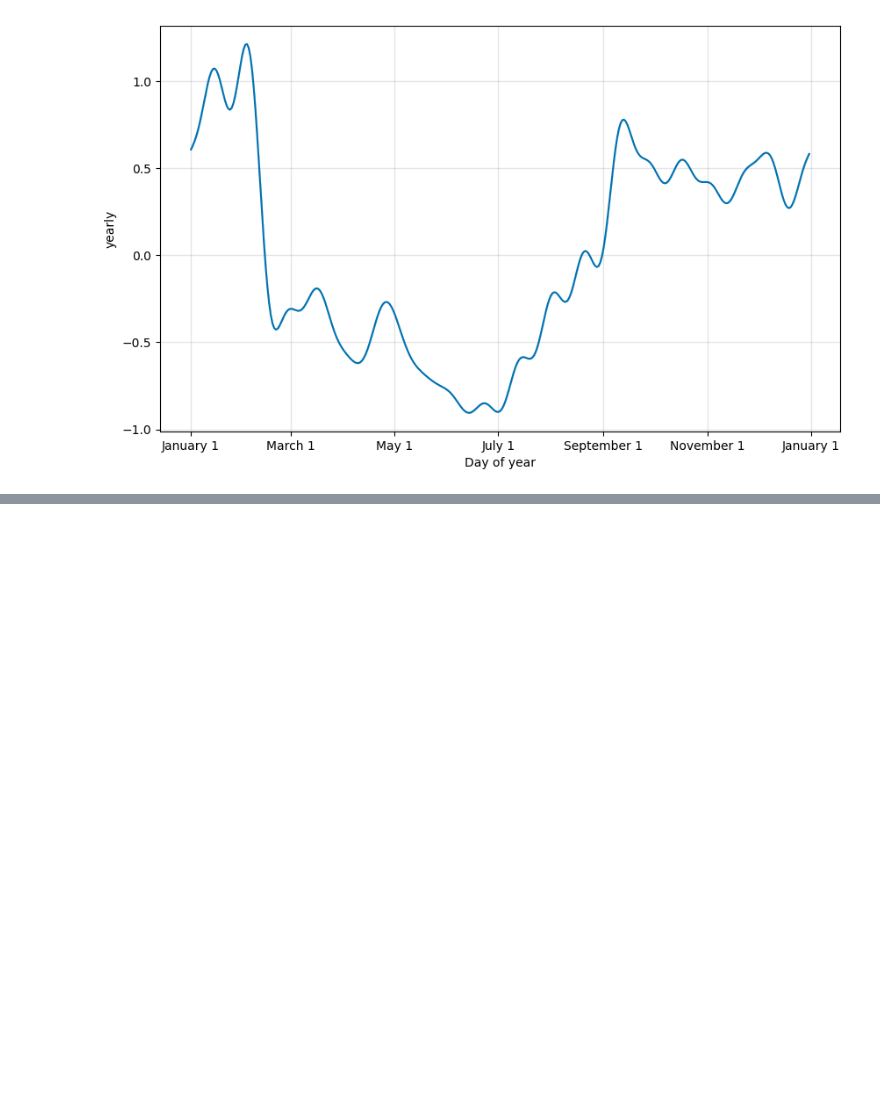
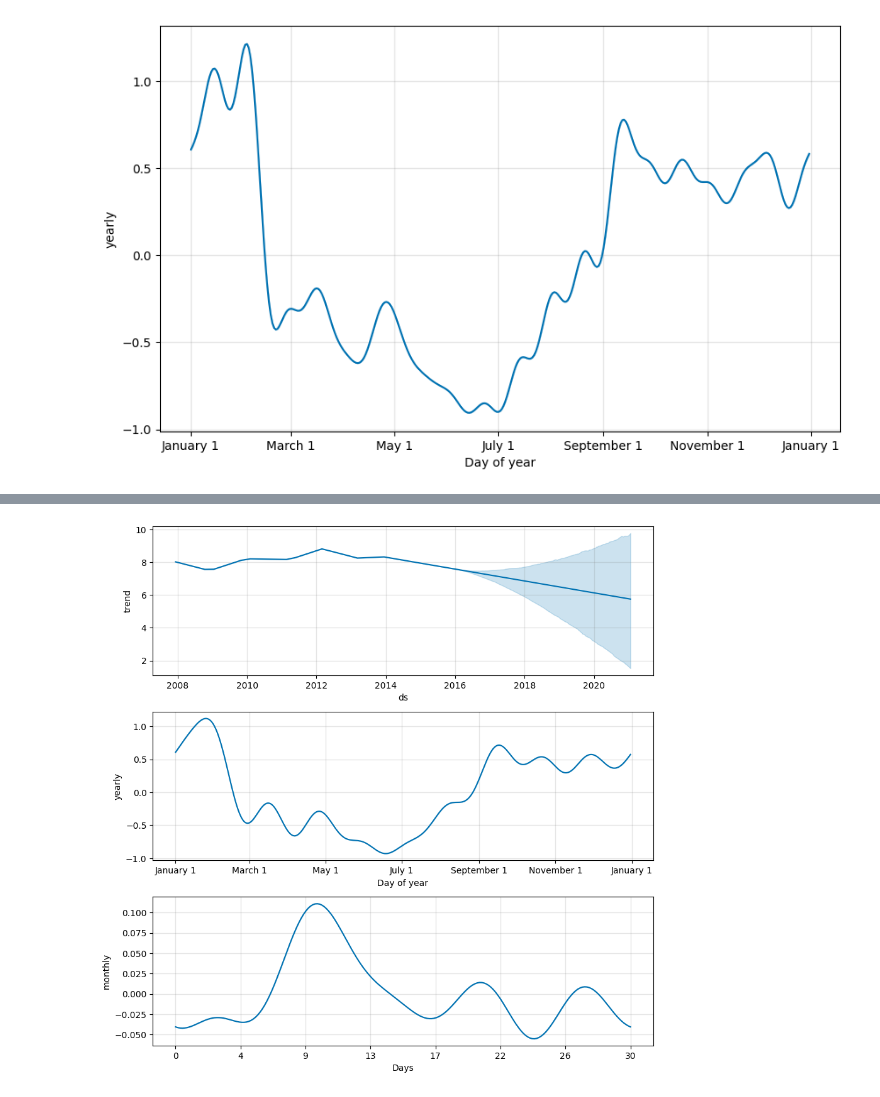
Before and after one commit to kdonavin/meta-prophet-guide, a Jupyter notebook: prophet.ipynb, the cells around one changed output, grey strips where cells are left out. Cells and saved outputs as stored; diff of their text form; code cells hidden in the pictures; blank space fills up the shorter version.

Commit message:
custom seasonality

```diff
--- a/prophet.ipynb
+++ b/prophet.ipynb
@@ -39,7 +36,7 @@ pm_df.head()
 # Fitting Prophet model
 from prophet import Prophet
 m = Prophet()
-m.fit(pm_df)
+m.fit(man_df)
 # %% [output]
 23:13:35 - cmdstanpy - INFO - Chain [1] start processing
 23:13:35 - cmdstanpy - INFO - Chain [1] done processing
@@ -275,7 +274,7 @@ You can use a built-in collection of country-specific holidays using the `add_co
 # %%
 m = Prophet(holidays=holidays)
 m.add_country_holidays(country_name='US')
-m.fit(pm_df)
+m.fit(man_df)
 #See included holidays with
 m.train_holiday_names
 # %% [output]
@@ -365,0 +377,6 @@ Increasing the number of Fourier terms allows the seasonality to fit faster chan
+# %%
+m = Prophet(weekly_seasonality=False)
+m.add_seasonality(name='monthly', period=30.5, fourier_order=5)
+forecast = m.fit(man_df).predict(future)
+fig = m.plot_components(forecast)
+# %% [output]
@@ -366,3 +385,4 @@ Increasing the number of Fourier terms allows the seasonality to fit faster chan
+[figure, added]
 # %% [markdown]
 # Acks & Refs
 
```
Also changed, not shown: parts of 10 cells of this notebook.
